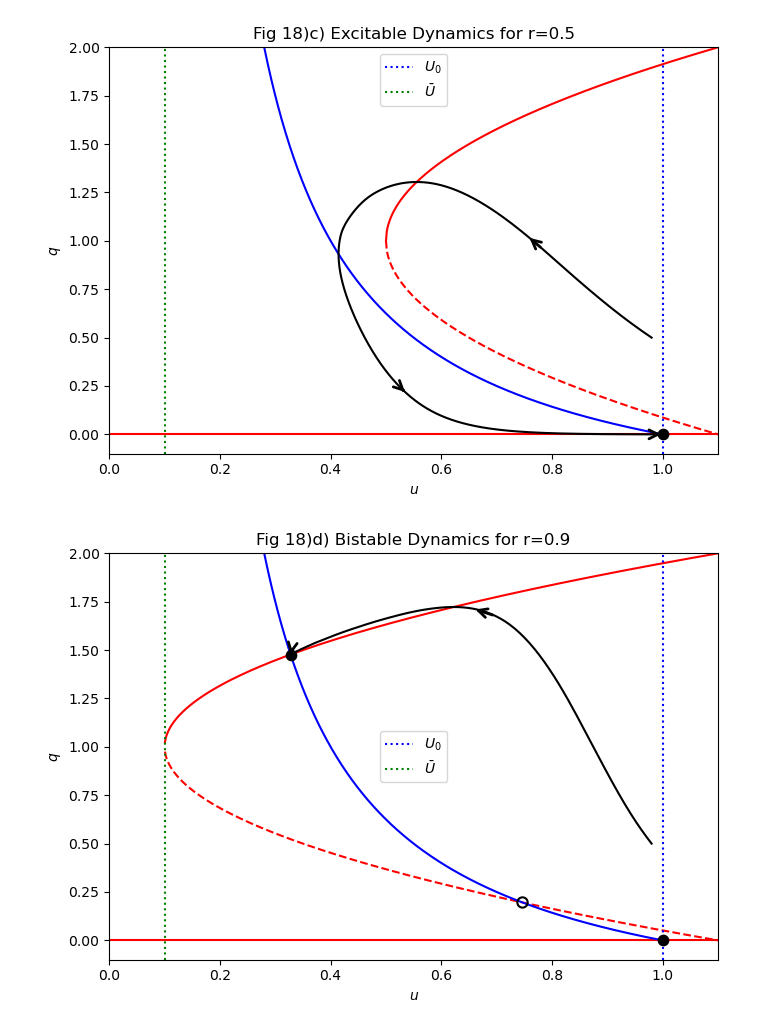
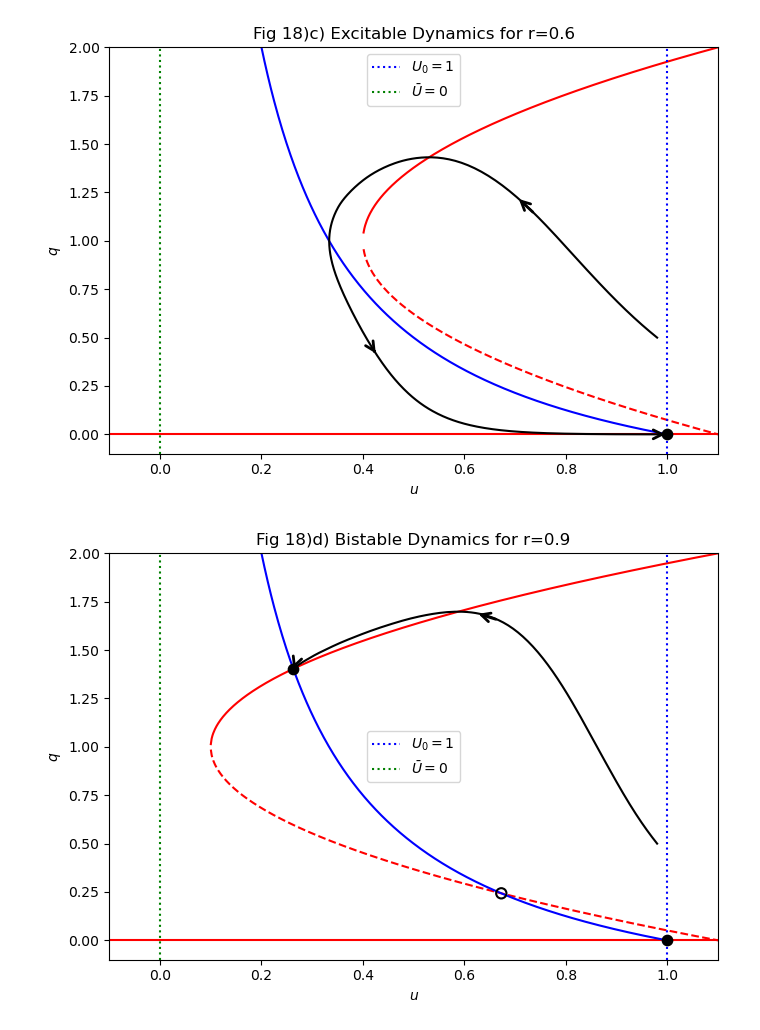
Before and after one commit to phillyyymcd/26-27-Maths-Project, a Jupyter notebook: Philly.ipynb, the cells around one changed output. Cells and saved outputs as stored; diff of their text form; code cells hidden in the pictures.

```diff
--- a/Philly.ipynb
+++ b/Philly.ipynb
@@ -130,7 +137,7 @@ init_state = [0.5, 0.98]  # [q_0, u_0]
 t_span = (0, 100)
 t_eval = np.linspace(0, 100, 2000)
 
-r_exit = 0.5
+r_exit = 0.6
 sol_excitable = solve_ivp(system_ode, t_span, init_state, args=(r_exit,), t_eval=t_eval)
 q_traj_excitable, u_traj_excitable = sol_excitable.y[0], sol_excitable.y[1]
 
@@ -157,43 +164,41 @@ ax.plot(u_values, q_laminar, color='red')
 ax.plot(u_values, u_nullcline, color='blue')
 ax.plot(u_traj_excitable, q_traj_excitable, color='black')
 add_trajectory_arrows(u_traj_excitable, q_traj_excitable, indices=[40, 350, 1400], ax=ax)
-ax.scatter([U_0], [0], color='black', s=55, zorder=6) #cannot use plot_intersections here because gemini's function
-                                                    #plots a random point which doesn't exist in the excitable dynamics case
-                                                    # so we just plot the laminar fixed point manually
+plot_intersections(r_exit, ax)
 
-ax.axvline(U_0, color='blue', linestyle=':', label=r'$U_0$')
-ax.axvline(U_dash, color='green', linestyle=':', label=r'$\bar{U}$')
+plt.axvline(U_0, color='blue', linestyle=':', label=fr'$U_0 = {U_0}$')
+plt.axvline(U_dash, color='green', linestyle=':', label=fr'$\bar{{U}} = {U_dash}$')
 ax.set_xlabel(r'$u$')
 ax.set_ylabel(r'$q$')
 ax.set_xlim(U_dash - 0.1, U_0 + 0.1)
 ax.set_ylim(-0.1, 2)
 plt.title(fr'Fig 18)c) Excitable Dynamics for r={r_exit}')
 plt.legend()
 plt.tight_layout()
 plt.show()
 
 #Bistable Dynamics
 q_upper, q_lower = q_nullcline_fn(u_values, r_bist)
 
 fig, ax = plt.subplots(figsize=(7, 5))
 ax.plot(u_values, q_upper, color='red')
 ax.plot(u_values, q_lower, color='red', linestyle='--')
 ax.plot(u_values, q_laminar, color='red')
 ax.plot(u_values, u_nullcline, color='blue')
 ax.plot(u_traj_bistable, q_traj_bistable, color='black')
 add_trajectory_arrows(u_traj_bistable, q_traj_bistable, indices=[40, 400], ax=ax)
 plot_intersections(r_bist, ax)
 
-ax.axvline(U_0, color='blue', linestyle=':', label=r'$U_0$')
-ax.axvline(U_dash, color='green', linestyle=':', label=r'$\bar{U}$')
+plt.axvline(U_0, color='blue', linestyle=':', label=fr'$U_0 = {U_0}$')
+plt.axvline(U_dash, color='green', linestyle=':', label=fr'$\bar{{U}} = {U_dash}$')
 ax.set_xlabel(r'$u$')
 ax.set_ylabel(r'$q$')
 ax.set_xlim(U_dash - 0.1, U_0 + 0.1)
 ax.set_ylim(-0.1, 2)
 plt.title(fr'Fig 18)d) Bistable Dynamics for r={r_bist}')
 plt.legend()
 plt.tight_layout()
 plt.show()
 # %% [output]
-[figure, old version]
+[figure, new version]
-[figure, old version]
+[figure, new version]
```
Also changed, not shown: parts of 2 cells of this notebook, 2 other files.
